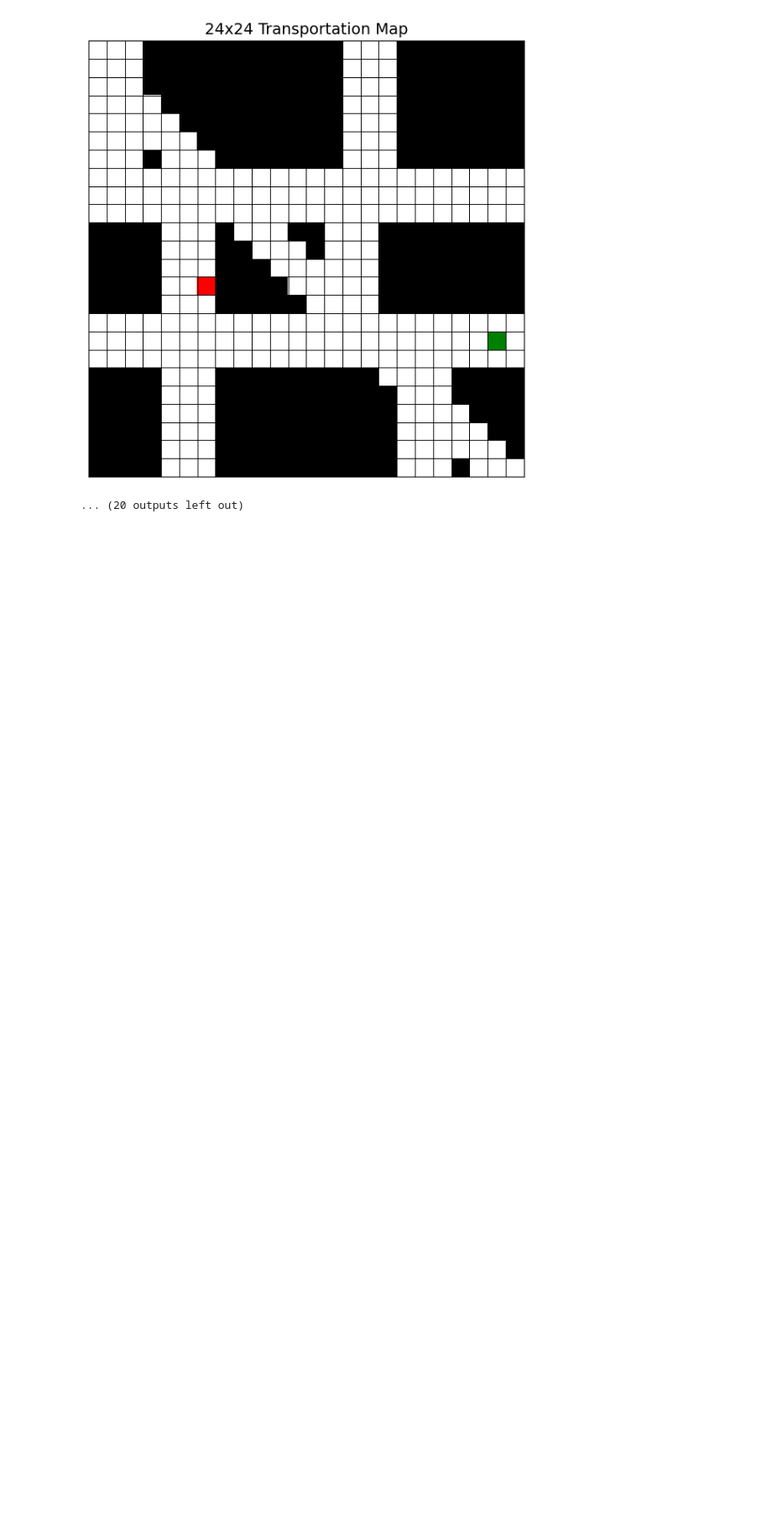
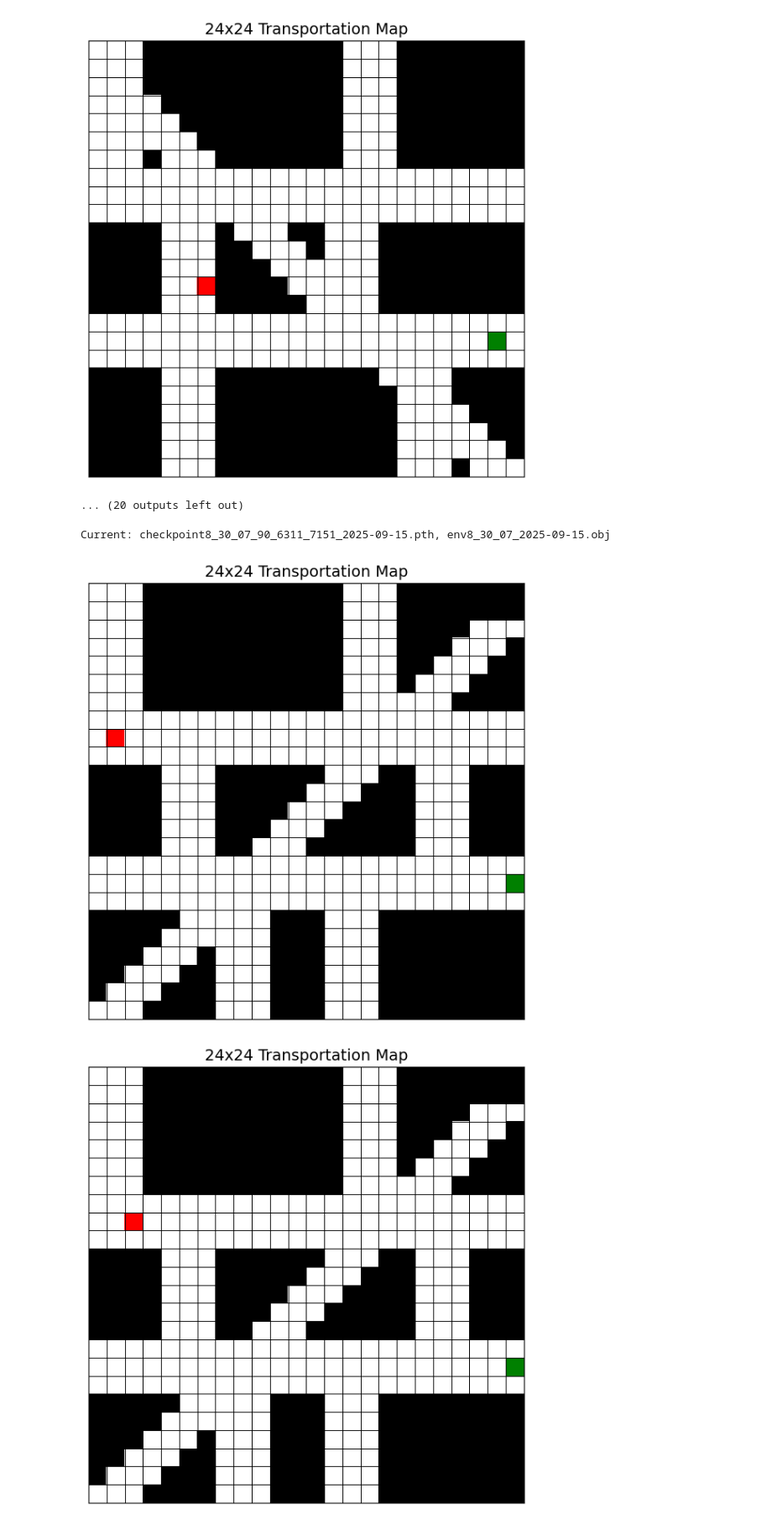
Before and after one commit to ElesisCarbyne/2025_DQN_Project, a Jupyter notebook: test_example.ipynb, the cells around one changed output. Shown: that part at 84% size. Saved outputs shown, nothing was run; the diff lists cells and outputs as text; code cells hidden in the pictures; blank space fills up the shorter version.

Commit message:
Add inference utils:2025/11/05

```diff
--- a/test_example.ipynb
+++ b/test_example.ipynb
@@ -52,3 +52,53 @@ Current: checkpoint8_30_01_90_6326_7329_2025-09-13.pth, env8_30_01_2025-09-13.ob
 [figure]
 [figure]
 ... (20 outputs left out)
+# %%
+from lib.env_manager_final import PathFindEnv
+from lib.dqn_utils_final import DQN
+from IPython.display import clear_output
+import os
+
+env = PathFindEnv(height=24, width=24)
+dqn = DQN(train=False, input_size=24)
+
+checkpoints = ["checkpoint8_30_01_90_6326_7329_2025-09-13.pth",
+              "checkpoint8_30_03_90_6350_7420_2025-09-14.pth",
+              "checkpoint8_30_06_90_6339_7357_2025-09-15.pth",
+              "checkpoint8_30_07_90_6311_7151_2025-09-15.pth"]
+env_info_files = ["env8_30_01_2025-09-13.obj",
+                 "env8_30_03_2025-09-14.obj",
+                 "env8_30_06_2025-09-15.obj",
+                 "env8_30_07_2025-09-15.obj"]
+
+ep_replay = None # 에피소드 진행 과정에서의 모든 스텝 기록
+stop = False
+for idx, pathes in enumerate(zip(checkpoints, env_info_files)):
+    clear_output(wait=True)
+
+    print(f"Current: {pathes[0]}, {pathes[1]}")
+
+    # env_info: (tp_map, src_pos, dest_pos)
+    env_info = env.restore(pathes[1]) # 환경 복원
+    ep_replay = dqn.inference(env=env, init_state=env_info[0], checkpoint=pathes[0], verbose=True, path=os.path.join(os.getcwd(), "records", f"plot{idx+1}"))
+    print("ep_replay info:", ep_replay.shape, type(ep_replay))
+
+    while True:
+        keyward = input("Proceed?(Enter \"go\" to proceed, \"done\" to stop.): ")
+        match keyward:
+            case "go":
+                break
+            case "done":
+                stop = True
+                print("Inference terminated...")
+                break
+            case _:
+                print("Wrong keyward input. Please rewrite right keyward...")
+                continue
+
+    # 추론을 정지하는 경우
+    if stop:
+        break
+# %% [output]
+Current: checkpoint8_30_07_90_6311_7151_2025-09-15.pth, env8_30_07_2025-09-15.obj
+[figure, added]
+[figure, added]
```
Also changed, not shown: parts of 2 cells of this notebook, 2 other files.
